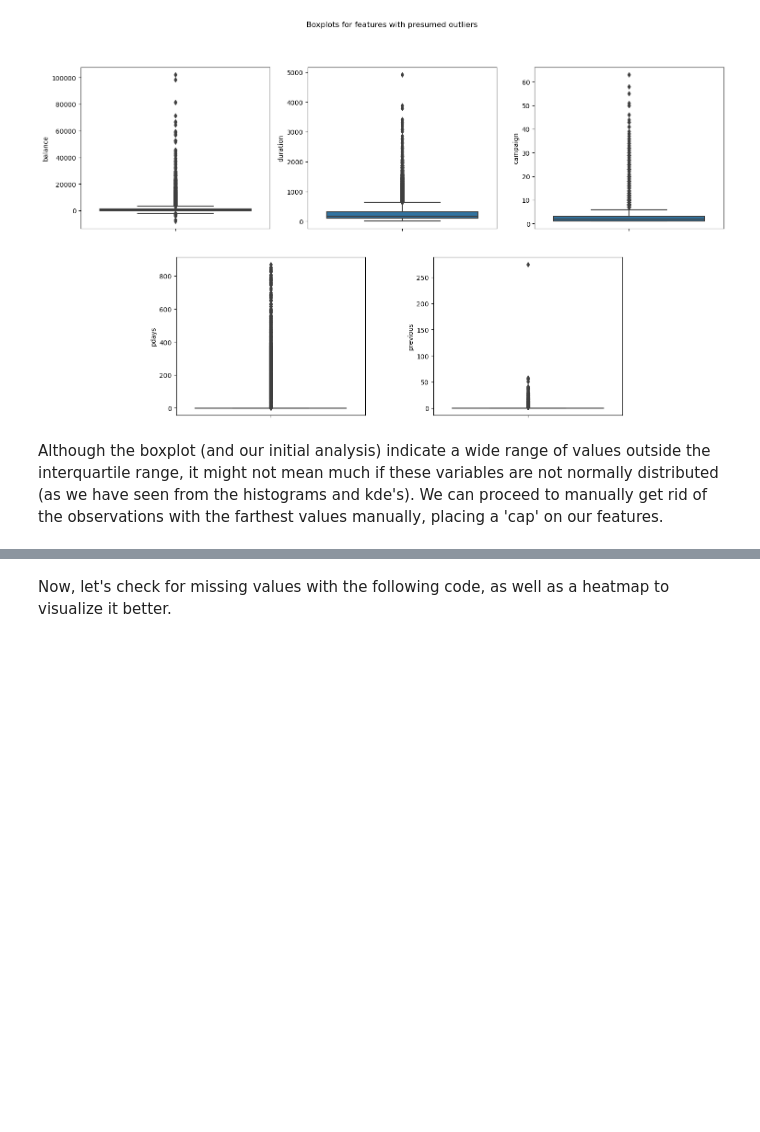
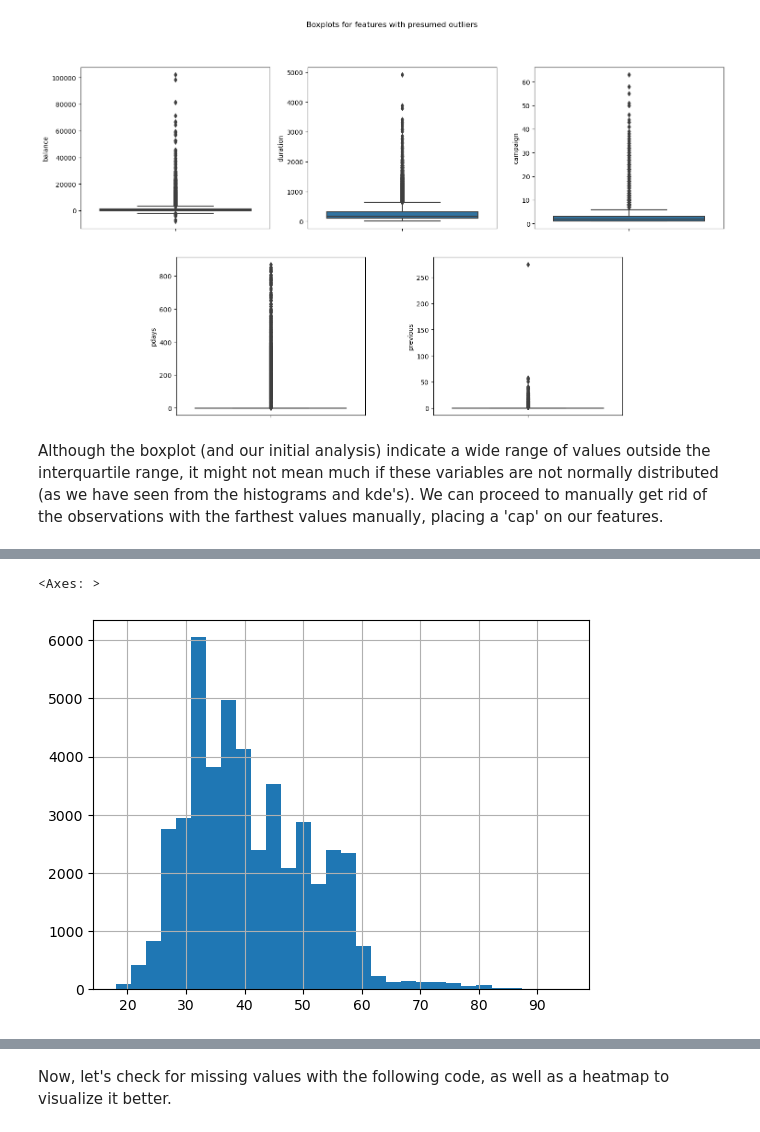
Before and after one commit to ianpv04/Data-Glacier-Project, a Jupyter notebook: project.ipynb, the cells around one changed output, grey strips where cells are left out. Saved outputs shown, nothing was run; the diff lists cells and outputs as text; code cells hidden in the pictures; blank space fills up the shorter version.

```diff
--- a/project.ipynb
+++ b/project.ipynb
@@ -109,0 +122,5 @@ Although the boxplot (and our initial analysis) indicate a wide range of values
+# %%
+df['age'].hist(bins = 30)
+# %% [output]
+<Axes: >
+[figure, added]
```
Also changed, not shown: parts of 9 cells of this notebook.
